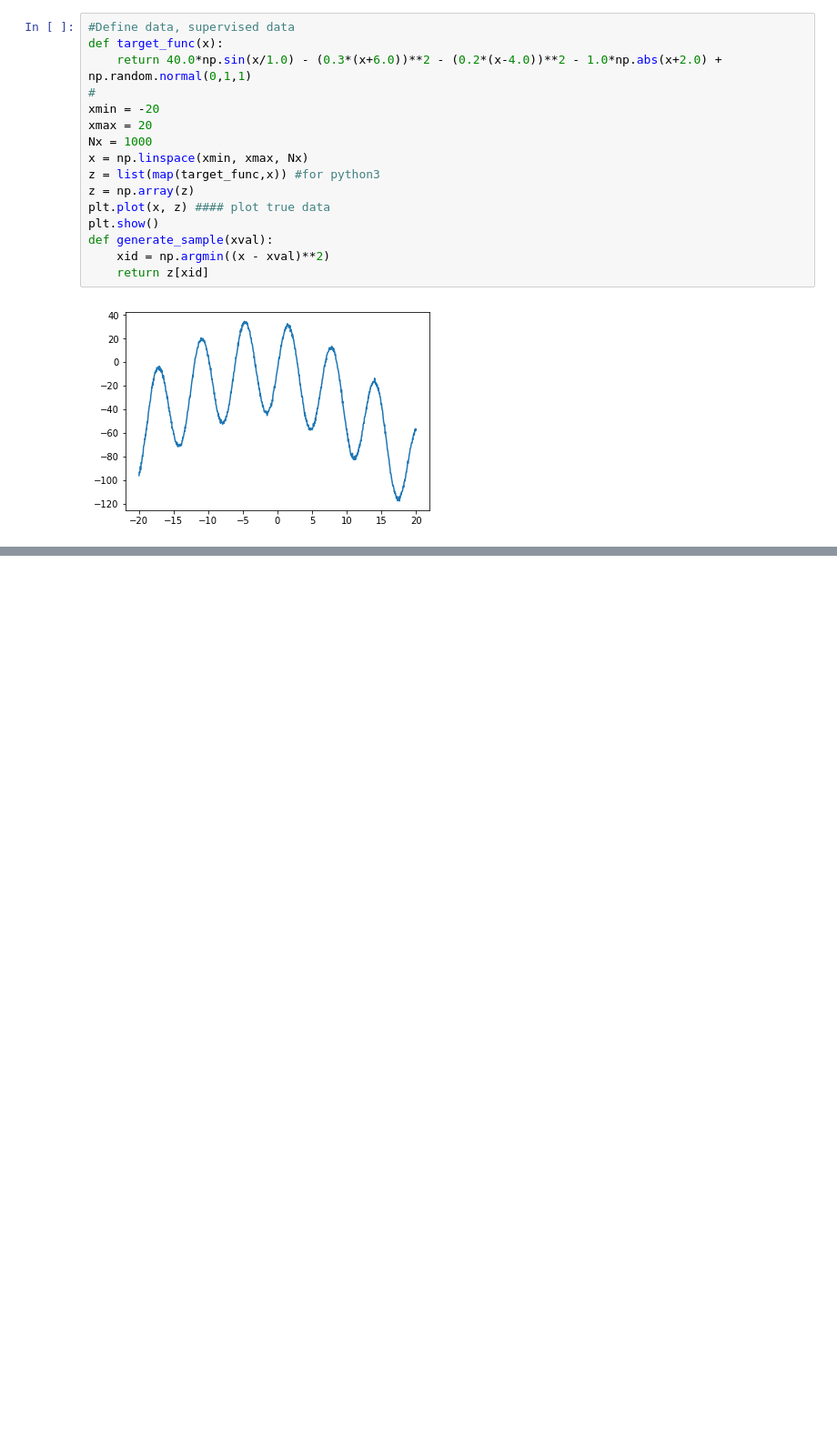
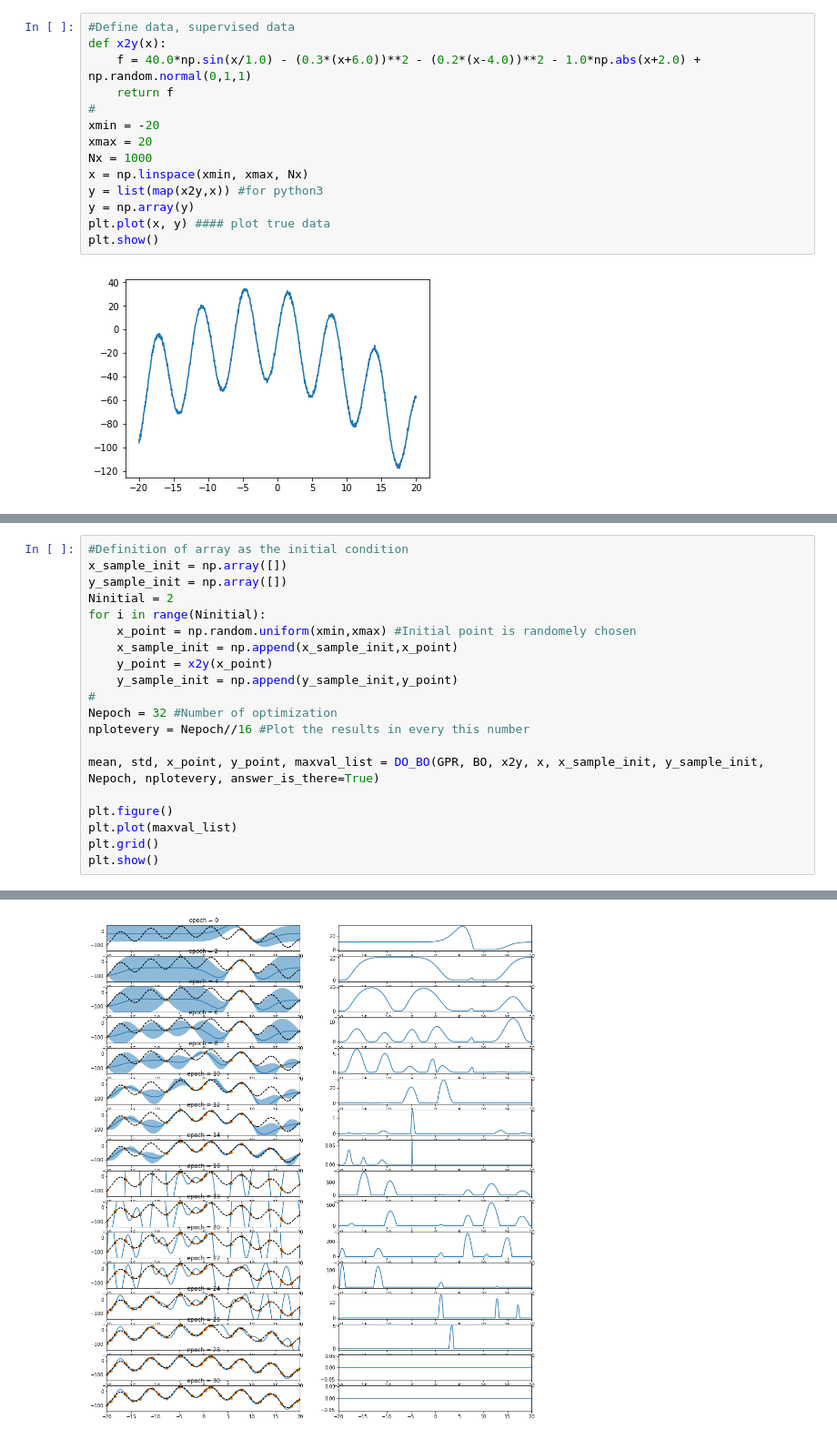
Before and after one commit to Yasushi-Shinohara/GPR_Note, a Jupyter notebook: Project2/Bopt_EI.ipynb, the cells around one changed output, grey strips where cells are left out. Shown: that part at 91% size. Saved outputs shown, nothing was run; the diff lists cells and outputs as text; blank space fills up the shorter version.

Commit message:
Bayesian optimization peforming function is modified.

```diff
--- a/Project2/Bopt_EI.ipynb
+++ b/Project2/Bopt_EI.ipynb
@@ -11,20 +11,18 @@ import matplotlib.pyplot as plt
 np.random.seed(seed=123)
 # %%
 #Define data, supervised data
-def target_func(x):
-    return 40.0*np.sin(x/1.0) - (0.3*(x+6.0))**2 - (0.2*(x-4.0))**2 - 1.0*np.abs(x+2.0) + np.random.normal(0,1,1)
+def x2y(x):
+    f = 40.0*np.sin(x/1.0) - (0.3*(x+6.0))**2 - (0.2*(x-4.0))**2 - 1.0*np.abs(x+2.0) + np.random.normal(0,1,1)
+    return f
 #
 xmin = -20
 xmax = 20
 Nx = 1000
 x = np.linspace(xmin, xmax, Nx)
-z = list(map(target_func,x)) #for python3
-z = np.array(z)
-plt.plot(x, z) #### plot true data
+y = list(map(x2y,x)) #for python3
+y = np.array(y)
+plt.plot(x, y) #### plot true data
 plt.show()
-def generate_sample(xval):
-    xid = np.argmin((x - xval)**2)
-    return z[xid]
 # %% [output]
 [figure]
 # %%
@@ -123,0 +48,21 @@ epoch =  15 , x_point, maxval = 7.467467467467468,  33.729717391526115
+# %%
+#Definition of array as the initial condition
+x_sample_init = np.array([])
+y_sample_init = np.array([])
+Ninitial = 2
+for i in range(Ninitial):
+    x_point = np.random.uniform(xmin,xmax) #Initial point is randomely chosen
+    x_sample_init = np.append(x_sample_init,x_point)
+    y_point = x2y(x_point)
+    y_sample_init = np.append(y_sample_init,y_point)
+#
+Nepoch = 32 #Number of optimization
+nplotevery = Nepoch//16 #Plot the results in every this number
+
+mean, std, x_point, y_point, maxval_list = DO_BO(GPR, BO, x2y, x, x_sample_init, y_sample_init, Nepoch, nplotevery, answer_is_there=True)
+
+plt.figure()
+plt.plot(maxval_list)
+plt.grid()
+plt.show()
+# %% [output]
@@ -123,0 +86 @@ epoch =  15 , x_point, maxval = 7.467467467467468,  33.729717391526115
+[figure, added]
```
Also changed, not shown: parts of 3 cells of this notebook, 3 other files.
